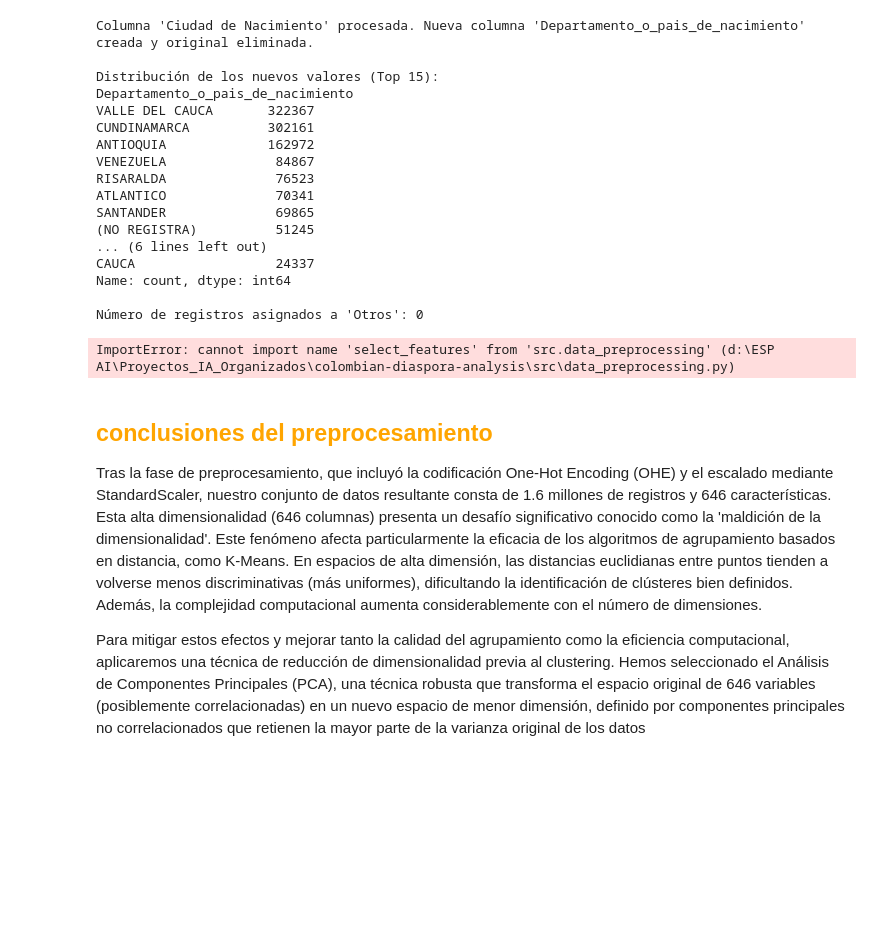
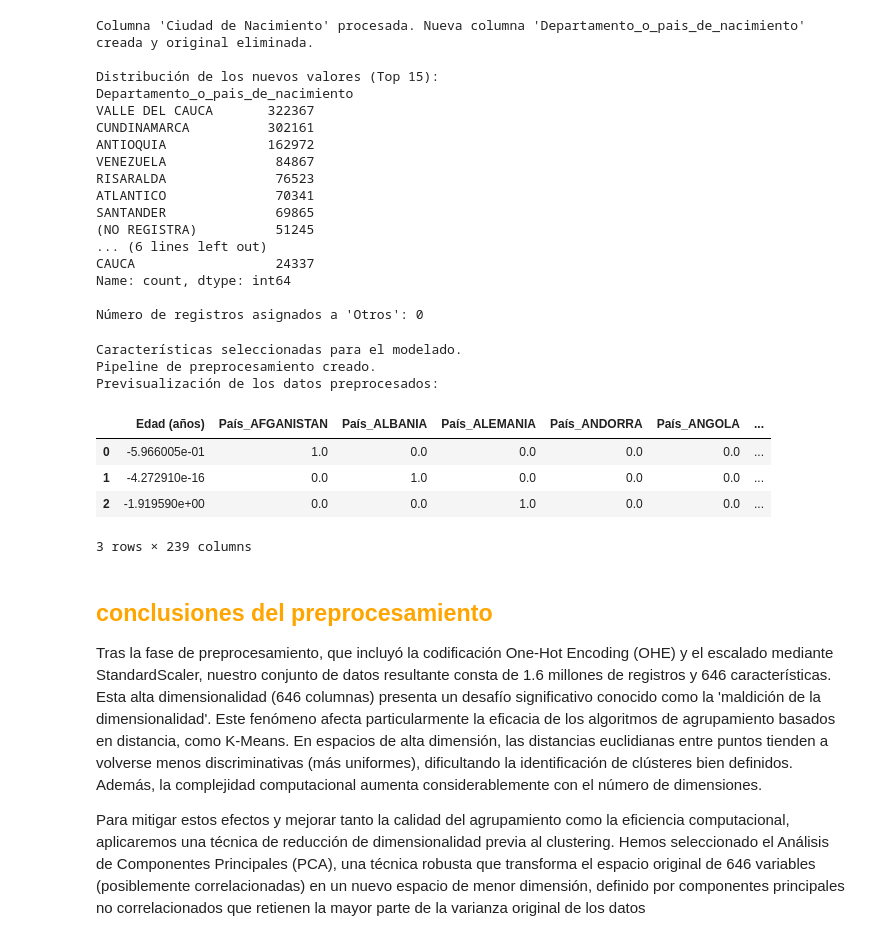
Before and after one commit to jhongaleano09/colombian-diaspora-analysis, a Jupyter notebook: notebooks/1.0-EDA_and_Prototyping.ipynb, the cells around one changed output. Cells and saved outputs as stored; diff of their text form; code cells hidden in the pictures; blank space fills up the shorter version.

```diff
--- a/notebooks/1.0-EDA_and_Prototyping.ipynb
+++ b/notebooks/1.0-EDA_and_Prototyping.ipynb
@@ -413,41 +413,48 @@ Número de registros asignados a 'Otros': 0
 # %%
 # --- Preprocesamiento de Datos para Modelos de Machine Learning ---
 from src.data_preprocessing import select_features, create_preprocessing_pipeline
-
+import pandas as pd
 
 # Define las columnas a excluir del modelado
 cols_to_drop = [
     'Código ISO país', 'Ciudad de Residencia', 'Oficina de registro',
     'Sub Area Conocimiento', 'Etnia de la persona', 'Estatura (CM)',
     'Ciudad de Nacimiento', 'Localización', 'Fecha de Registro',
     'Cantidad de personas', 'Año Registro'
 ]
 
 # 1. Seleccionar características y obtener listas de tipos de columnas
 df_model, numerical_features, categorical_features = select_features(
-    df_migracion,
+    df_migracion_limpio,
     cols_to_drop
 )
 
 # 2. Crear el pipeline de preprocesamiento
 preprocessor = create_preprocessing_pipeline(numerical_features, categorical_features)
 
 # 3. Aplicar el pipeline al DataFrame
 # Nota: fit_transform devuelve una matriz (generalmente dispersa)
 df_processed = preprocessor.fit_transform(df_model)
 
 # 4. Reconstruir el DataFrame para inspección (opcional y costoso en memoria)
 try:
     feature_names = numerical_features + \
                     preprocessor.named_transformers_['cat'].get_feature_names_out(categorical_features).tolist()
     df_processed_final = pd.DataFrame(df_processed.toarray(), columns=feature_names)
     print("Previsualización de los datos preprocesados:")
     display(df_processed_final.head(3))
 except Exception as e:
     print(f"No se pudo crear el DataFrame final para visualización: {e}")
     print("El objeto 'df_processed' (matriz procesada) está disponible para el modelado.")
 # %% [output]
-ImportError: cannot import name 'select_features' from 'src.data_preprocessing' (d:\ESP AI\Proyectos_IA_Organizados\colombian-diaspora-analysis\src\data_preprocessing.py)
+Características seleccionadas para el modelado.
+Pipeline de preprocesamiento creado.
+Previsualización de los datos preprocesados:
+|  | Edad (años) | País_AFGANISTAN | País_ALBANIA | País_ALEMANIA | País_ANDORRA | País_ANGOLA | ... |
+| 0 | -5.966005e-01 | 1.0 | 0.0 | 0.0 | 0.0 | 0.0 | ... |
+| 1 | -4.272910e-16 | 0.0 | 1.0 | 0.0 | 0.0 | 0.0 | ... |
+| 2 | -1.919590e+00 | 0.0 | 0.0 | 1.0 | 0.0 | 0.0 | ... |
+3 rows × 239 columns
 # %% [markdown]
 
 
```
Also changed, not shown: parts of 3 cells of this notebook, 3 other files.
